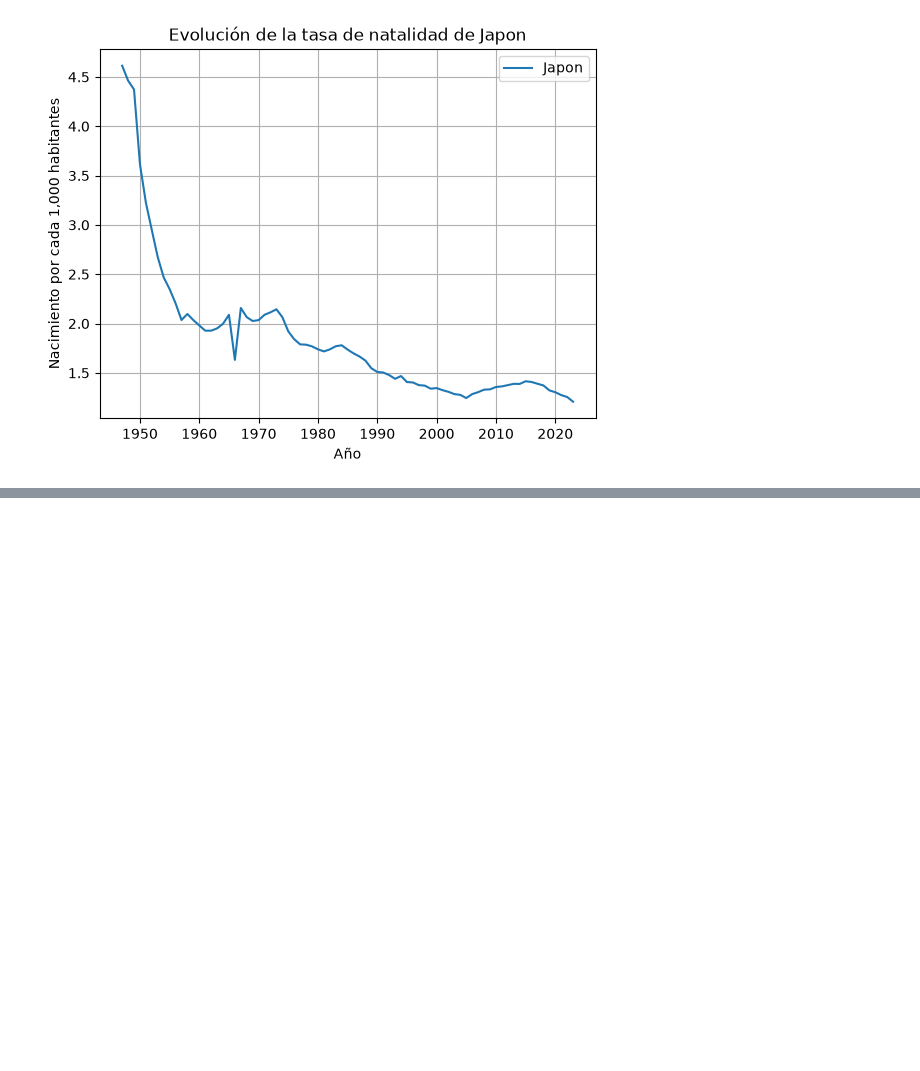
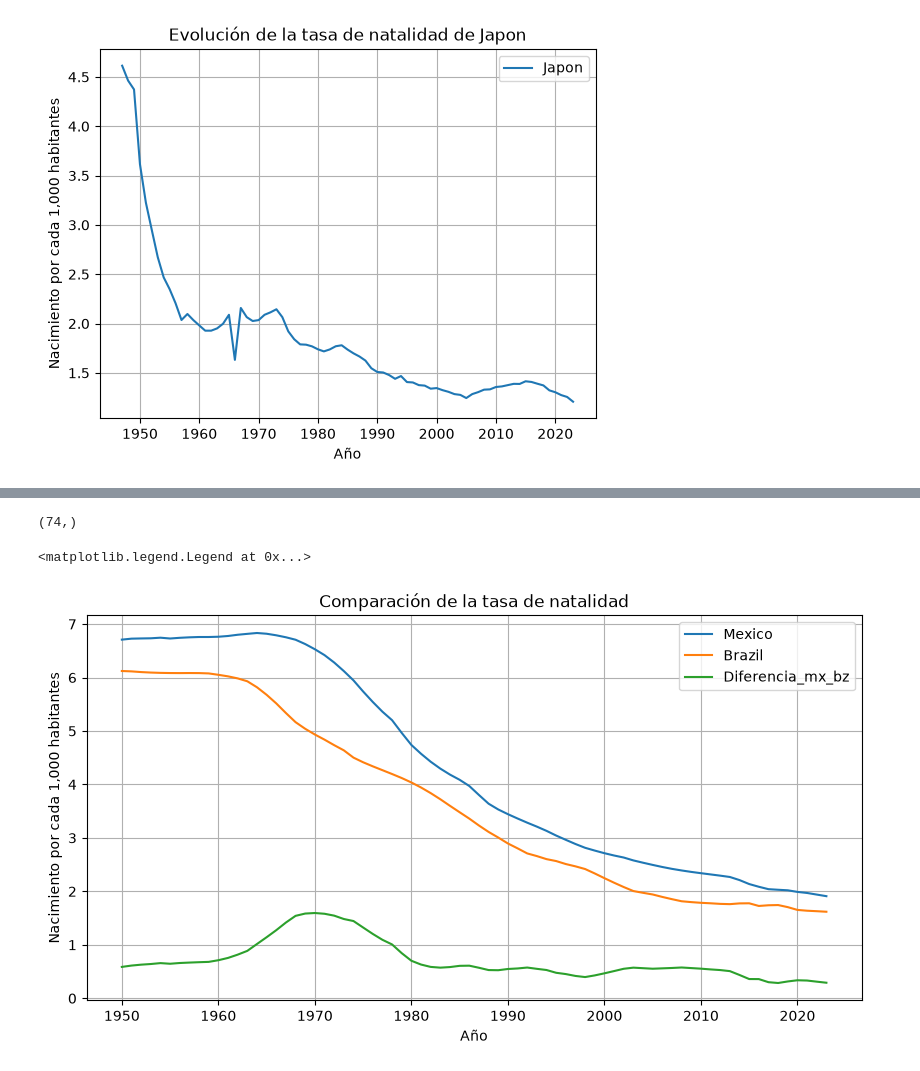
Before and after one commit to zaratemontserrat74-afk/Big-Data, a Jupyter notebook: notebooks/03_fertility_rate.ipynb, the cells around one changed output, grey strips where cells are left out. Cells and saved outputs as stored; diff of their text form; code cells hidden in the pictures; blank space fills up the shorter version.

```diff
--- a/notebooks/03_fertility_rate.ipynb
+++ b/notebooks/03_fertility_rate.ipynb
@@ -155,0 +292,2 @@ plt.legend()
+# %%
+mascara_coincidencia_anios = anios_brazil >= anios_mexico.min()
@@ -155,0 +310,38 @@ plt.legend()
+# %%
+anios_brazil = anios_brazil [mascara_coincidencia_anios]
+anios_brazil.shape
+# %% [output]
+(74,)
+# %%
+tasa_brazil = tasa_brazil [mascara_coincidencia_anios]
+# %%
+diferencia_mx_bz = tasa_mexico - tasa_brazil
+# %%
+#Genera una gráfica México y Brazil
+plt.figure(figsize=(10,5))
+
+plt.plot(
+    anios_mexico,
+    tasa_mexico,
+    label="Mexico"
+)
+plt.plot(
+    anios_brazil,
+    tasa_brazil,
+    label="Brazil"
+)
+
+plt.plot(
+    anios_mexico,
+    diferencia_mx_bz,
+    label="Diferencia_mx_bz"
+)
+
+plt.title("Comparación de la tasa de natalidad")
+plt.xlabel("Año")
+plt.ylabel("Nacimiento por cada 1,000 habitantes")
+plt.grid(True)
+plt.legend()
+# %% [output]
+<matplotlib.legend.Legend at 0x...>
+[figure, added]
```
Also changed, not shown: parts of 25 cells of this notebook.
